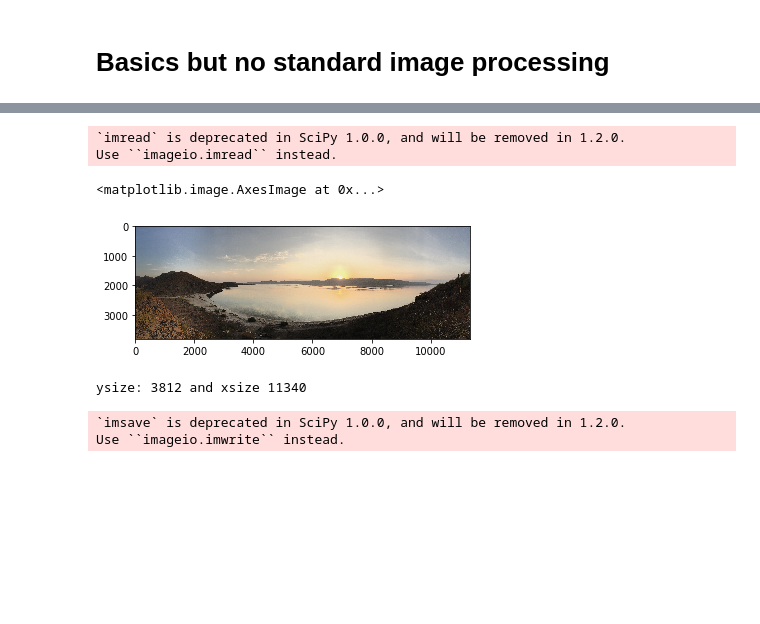
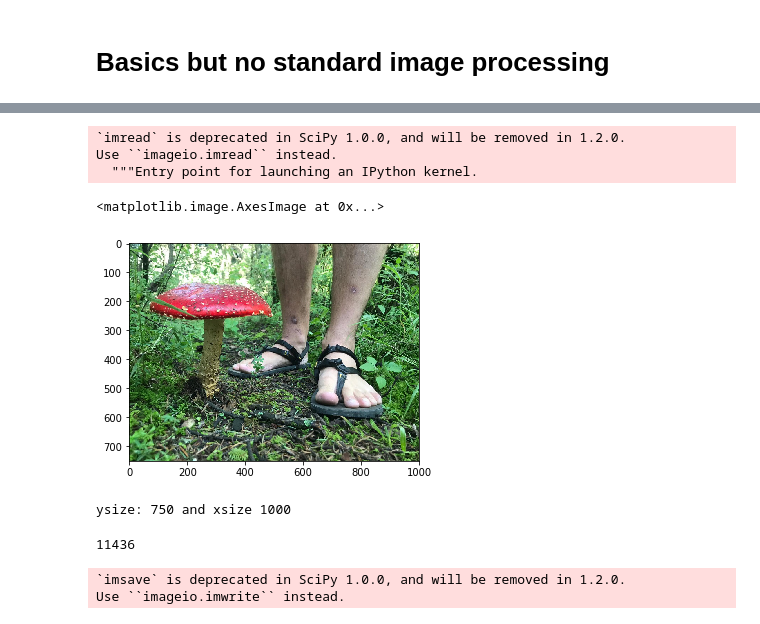
Before and after one commit to jeroaranda/notebooks, a Jupyter notebook: imageProcessing.ipynb, the cells around one changed output, grey strips where cells are left out. Drawn from its saved outputs; the diff is of its cells as text; code cells hidden in the pictures; blank space fills up the shorter version.

```diff
--- a/imageProcessing.ipynb
+++ b/imageProcessing.ipynb
@@ -35,20 +26,24 @@ os.listdir()
  'imageProcessing.ipynb']
-# %%
-#read image
-img=misc.imread('E1D73264-0143-42C7-B511-562343FB6D27.jpg')
-plt.imshow(img,cmap=plt.cm.gray)
-# %% [output]
-`imread` is deprecated in SciPy 1.0.0, and will be removed in 1.2.0.
-Use ``imageio.imread`` instead.
-<matplotlib.image.AxesImage at 0x...>
-[figure, removed]
+# %%
+img=misc.imread('C712DD03-E345-459E-928F-A9949A247E75-1000.jpg')
+plt.imshow(img)
+# %% [output]
+`imread` is deprecated in SciPy 1.0.0, and will be removed in 1.2.0.
+Use ``imageio.imread`` instead.
+  """Entry point for launching an IPython kernel.
+<matplotlib.image.AxesImage at 0x...>
+[figure, added]
 # %%
 # get some important details, sizex, sisey.
 ysize=img.shape[0]
 xsize=img.shape[1]
 print(f'ysize: {ysize} and xsize {xsize}')
 # %% [output]
-ysize: 3812 and xsize 11340
+ysize: 750 and xsize 1000
+# %%
+3812*3
+# %% [output]
+11436
 # %%
 #save image
 misc.imsave('cuadros.png', a)
```
Also changed, not shown: parts of 18 cells of this notebook, 1 other file.
